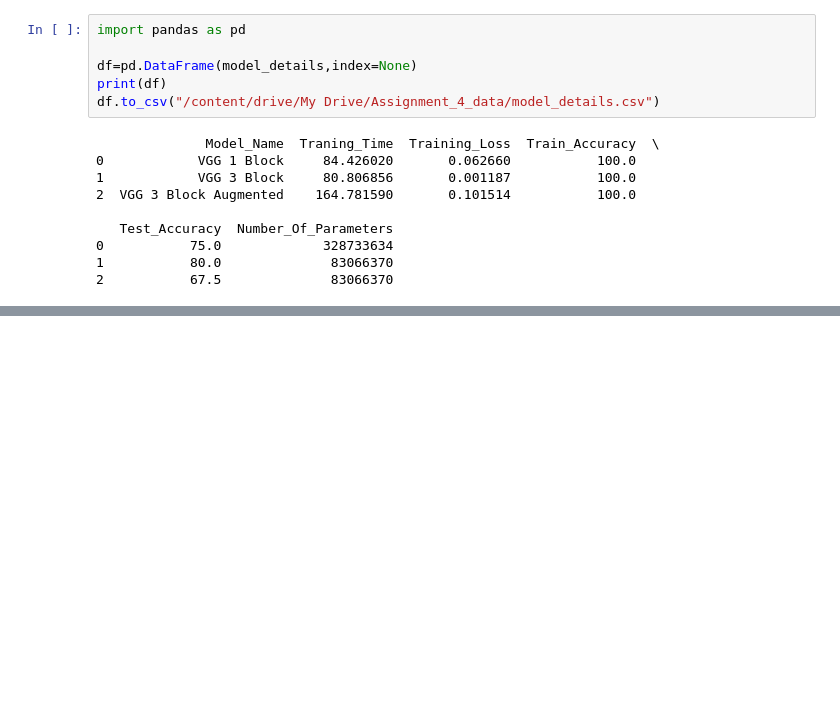
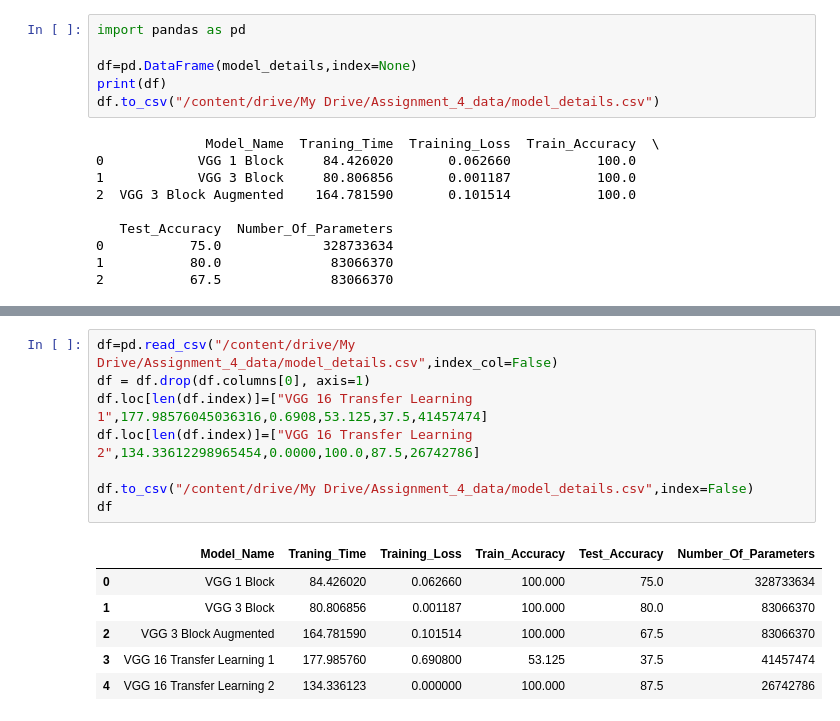
Before and after one commit to modi2207/ML-Assignment-4, a Jupyter notebook: Q1.ipynb, the cells around one changed output, grey strips where cells are left out. Drawn from its saved outputs; the diff is of its cells as text; blank space fills up the shorter version.

```diff
--- a/Q1.ipynb
+++ b/Q1.ipynb
@@ -498,0 +617,15 @@ df.to_csv("/content/drive/My Drive/Assignment_4_data/model_details.csv")
+# %%
+df=pd.read_csv("/content/drive/My Drive/Assignment_4_data/model_details.csv",index_col=False)
+df = df.drop(df.columns[0], axis=1)
+df.loc[len(df.index)]=["VGG 16 Transfer Learning 1",177.98576045036316,0.6908,53.125,37.5,41457474]
+df.loc[len(df.index)]=["VGG 16 Transfer Learning 2",134.33612298965454,0.0000,100.0,87.5,26742786]
+
+df.to_csv("/content/drive/My Drive/Assignment_4_data/model_details.csv",index=False)
+df
+# %% [output]
+|  | Model_Name | Traning_Time | Training_Loss | Train_Accuracy | Test_Accuracy | Number_Of_Parameters |
+| 0 | VGG 1 Block | 84.426020 | 0.062660 | 100.000 | 75.0 | 328733634 |
+| 1 | VGG 3 Block | 80.806856 | 0.001187 | 100.000 | 80.0 | 83066370 |
+| 2 | VGG 3 Block Augmented | 164.781590 | 0.101514 | 100.000 | 67.5 | 83066370 |
+| 3 | VGG 16 Transfer Learning 1 | 177.985760 | 0.690800 | 53.125 | 37.5 | 41457474 |
+| 4 | VGG 16 Transfer Learning 2 | 134.336123 | 0.000000 | 100.000 | 87.5 | 26742786 |
```
Also changed, not shown: parts of 9 cells of this notebook.
